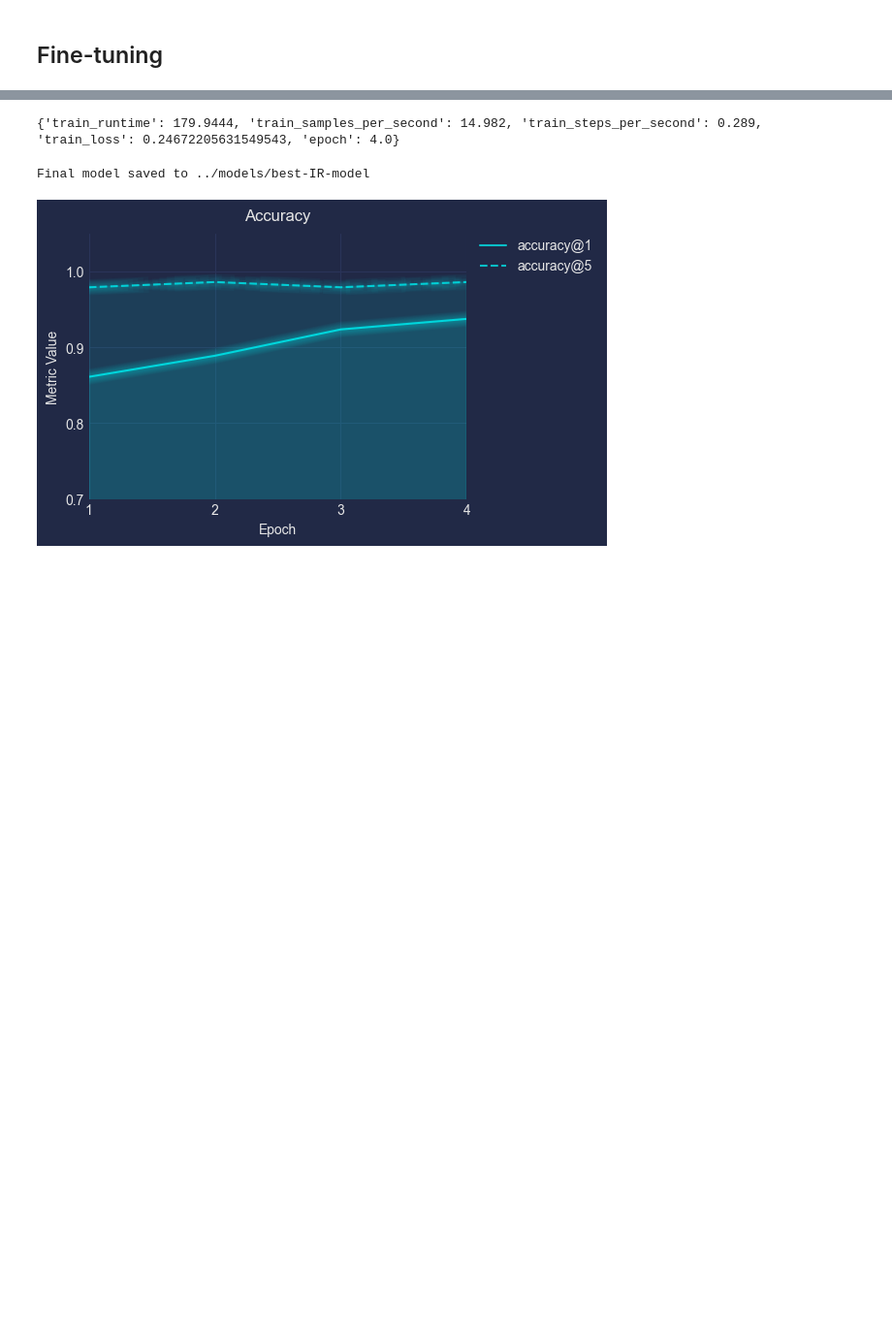
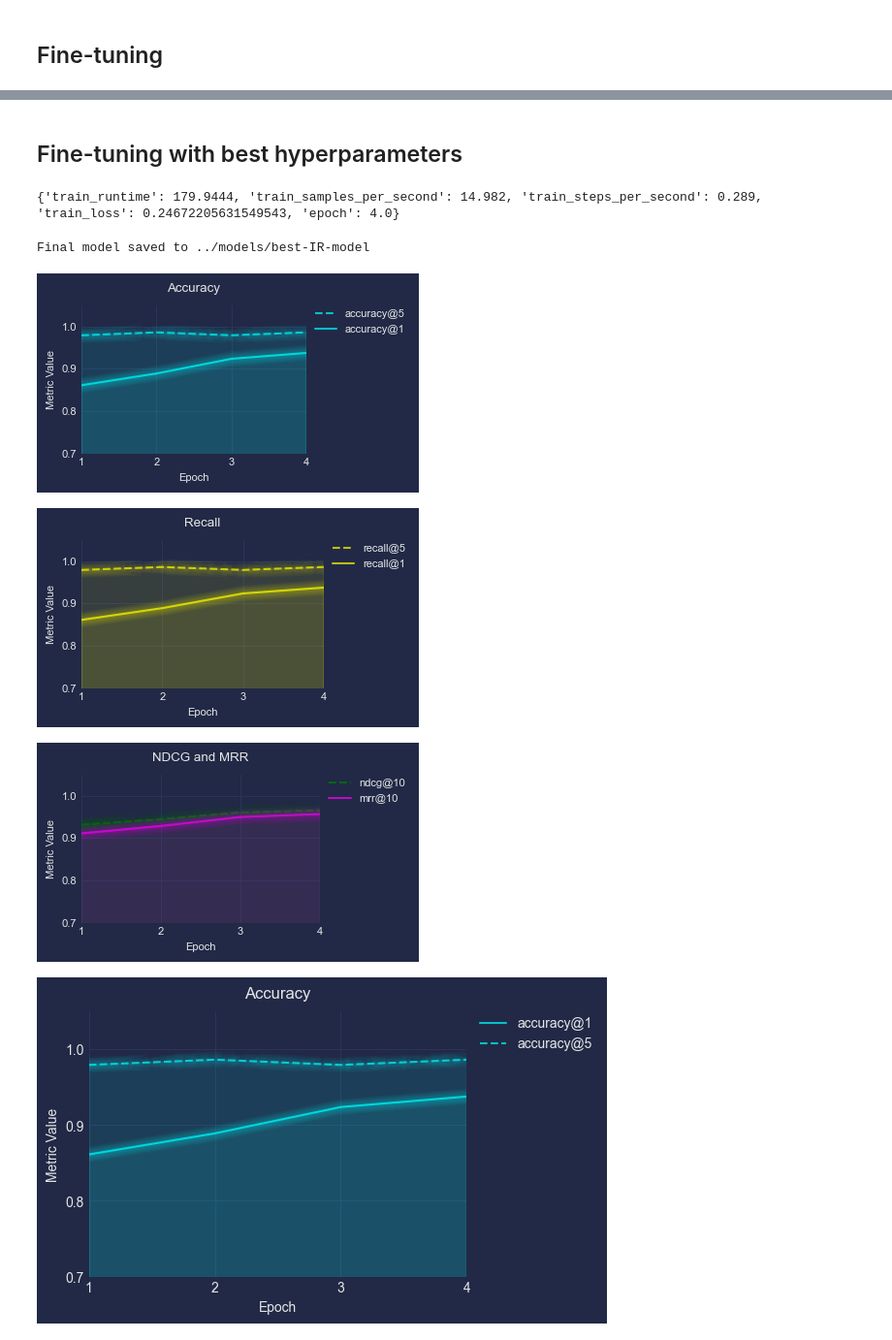
Before and after one commit to dennisvdang/QA-Retrieval-System, a Jupyter notebook: notebooks/qa_system.ipynb, the cells around one changed output, grey strips where cells are left out. Shown at 97% size. Cells and saved outputs as stored; diff of their text form; code cells hidden in the pictures; blank space fills up the shorter version.

Commit message:
Update README.md, images, notebooks

```diff
--- a/notebooks/qa_system.ipynb
+++ b/notebooks/qa_system.ipynb
@@ -807,3 +814,5 @@ with open('../models/bayes_opt/best_hyperparameters.json', 'w') as f:
+# %% [markdown]
+## Fine-tuning with best hyperparameters
 # %%
 # Use the best hyperparameter for batch size
 batch_size = int(best_hyperparameters['per_gpu_batch_size'])
@@ -866,6 +875,73 @@ train_final_model(best_hyperparameters)
 # %% [output]
 {'train_runtime': 179.9444, 'train_samples_per_second': 14.982, 'train_steps_per_second': 0.289, 'train_loss': 0.24672205631549543, 'epoch': 4.0}
 Final model saved to ../models/best-IR-model
+# %%
+# Read the log file
+with open('../models/best-IR-model/final_training.log', 'r') as f:
+    log_contents = f.read()
+
+# Extract metrics using regular expressions
+epoch_pattern = r'Epoch: (\d+\.\d+)'
+metric_pattern = r'(validation-ir-eval_cosine_(\w+))@(\d+): (\d+\.\d+)'
+
+epochs = re.findall(epoch_pattern, log_contents)
+metrics = re.findall(metric_pattern, log_contents)
+
+# Create a dictionary to store the metric values for each epoch, grouped by metric type and top_k
+metric_values = {}
+for metric_name, metric_type, top_k, metric_value in metrics:
+    metric_values.setdefault(metric_type, {}).setdefault(top_k, []).append(float(metric_value))
+
+# Define colors and line styles for each metric and top_k value
+colors = {
+    'accuracy@1': 'cyan', 'accuracy@5': 'cyan',
+    'recall@1': 'yellow', 'recall@5': 'yellow',
+    'mrr@10': 'magenta', 'ndcg@10': 'green'
+}
+line_styles = {
+    'accuracy@1': '-', 'accuracy@5': '--',
+    'recall@1': '-', 'recall@5': '--',
+    'mrr@10': '-', 'ndcg@10': '--'
+}
+
+def plot_metrics(metric_types, title, filename, y_lim=(0.7, 1.05), y_ticks=np.arange(0.7, 1.05, 0.1), dpi=100):
+    # Adjust font sizes
+    plt.rcParams.update({'font.size': 8})  # Adjusting the global font size smaller for smaller plots
+
+    # Convert pixel dimensions to inches for figsize
+    width_in_inches = 400 / dpi
+    height_in_inches = 250 / dpi
+
+    plt.figure(figsize=(width_in_inches, height_in_inches))
+    for metric_type in metric_types:
+        for top_k, values in metric_values[metric_type].items():
+            plt.plot(range(1, len(epochs) + 1), values, color=colors[f'{metric_type}@{top_k}'],
+                     linestyle=line_styles[f'{metric_type}@{top_k}'], label=f'{metric_type}@{top_k}', alpha=0.7)
+    plt.title(title, pad=10)
+    plt.ylabel('Metric Value')
+    plt.ylim(*y_lim)
+    plt.xlim(1, len(epochs))
+    plt.yticks(y_ticks)
+    plt.grid(True)
+    mplcyberpunk.add_glow_effects()
+    handles, labels = plt.gca().get_legend_handles_labels()
+    unique_labels = list(set(labels))
+    unique_handles = [handles[labels.index(label)] for label in unique_labels]
+    plt.legend(unique_handles, unique_labels, bbox_to_anchor=(1.02, 1), loc='upper left', borderaxespad=0)
+    plt.xlabel('Epoch')
+    plt.xticks(range(1, len(epochs) + 1, 1))
+    plt.tight_layout(rect=[0, 0.03, 1, 0.95])
+    plt.savefig(f'../images/{filename}', dpi=dpi)
+    plt.show()
+
+# Plot accuracy, recall, NDCG and MRR
+plot_metrics(metric_types=['accuracy'], title='Accuracy', filename='val_accuracy.png')
+plot_metrics(metric_types=['recall'], title='Recall', filename='val_recall.png')
+plot_metrics(metric_types=['ndcg', 'mrr'], title='NDCG and MRR', filename='val_ndcg_mrr.png')
+# %% [output]
+[figure, added]
+[figure, added]
+[figure, added]
 # %%
 # Read the log file
 with open('../models/best-IR-model/final_training.log', 'r') as f:
```
Also changed, not shown: parts of 4 cells of this notebook, 4 other files.
